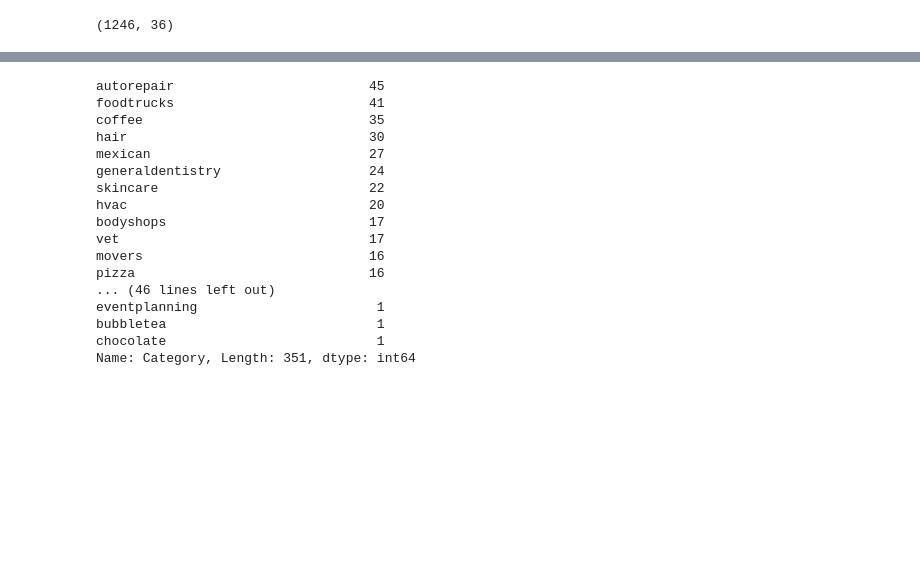
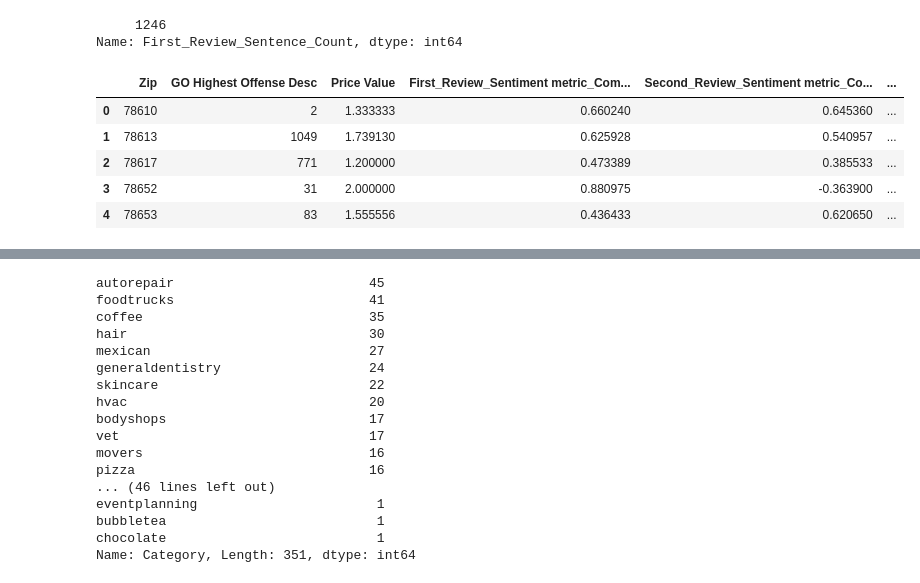
Before and after one commit to felzek/Crime-Review-Data-Analysis, a Jupyter notebook: Graphing.ipynb, the cells around one changed output, grey strips where cells are left out. Drawn from its saved outputs; the diff is of its cells as text; code cells hidden in the pictures; blank space fills up the shorter version.

```diff
--- a/Graphing.ipynb
+++ b/Graphing.ipynb
@@ -11,9 +11,30 @@ import warnings
 warnings.filterwarnings('ignore')
 # %%
 final_yelp = pd.read_csv('./Final__Generated_Yelp_API_Sentiment_Analysis.csv')
-crime_data = pd.read_csv('./Annual_Crime_Austin_2014_to_2016_update.csv')
+crime_data = pd.read_csv('./Final_Generated_Crime_Austin_2014_to_2016.csv')
 
-final_yelp.columns
-final_yelp.shape
+
+final_yelp['First_Review_Sentence_Count'].value_counts()
 # %% [output]
-(1246, 36)
+     1246
+Name: First_Review_Sentence_Count, dtype: int64
+# %%
+crime_df = crime_data.groupby('Zip').agg({'GO Highest Offense Desc':'count'})
+crime_df = crime_df.reset_index()
+
+price_df = final_yelp.groupby('Zip').agg({'Price Value':'mean'})
+price_df = price_df.reset_index()
+
+sentiment_df = final_yelp.groupby('Zip').agg({'First_Review_Sentiment metric_Compound':'mean','Second_Review_Sentiment metric_Compound':'mean','Third_Review_Sentiment metric_Compound':'mean'})
+sentiment_df = sentiment_df.reset_index()
+
+crime_price_df = crime_df.merge(price_df,on='Zip',how='outer')
+final_df = crime_price_df.merge(sentiment_df,on='Zip',how='outer')
+final_df.head()
+# %% [output]
+|  | Zip | GO Highest Offense Desc | Price Value | First_Review_Sentiment metric_Com... | Second_Review_Sentiment metric_Co... | ... |
+| 0 | 78610 | 2 | 1.333333 | 0.660240 | 0.645360 | ... |
+| 1 | 78613 | 1049 | 1.739130 | 0.625928 | 0.540957 | ... |
+| 2 | 78617 | 771 | 1.200000 | 0.473389 | 0.385533 | ... |
+| 3 | 78652 | 31 | 2.000000 | 0.880975 | -0.363900 | ... |
+| 4 | 78653 | 83 | 1.555556 | 0.436433 | 0.620650 | ... |
```
Also changed, not shown: parts of 7 cells of this notebook, 1 other file.
